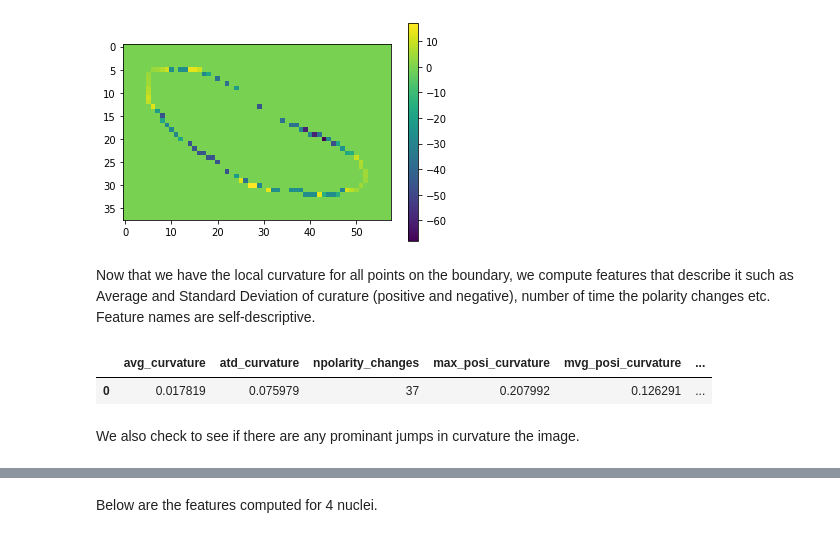
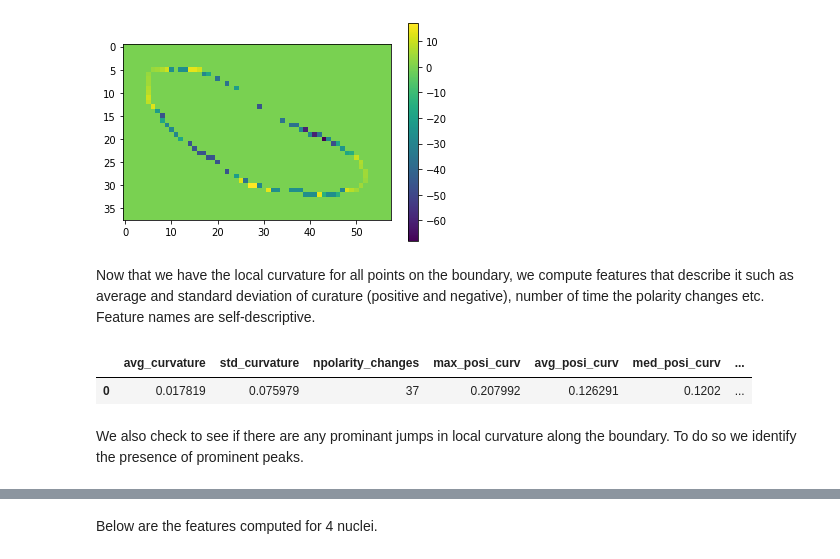
Before and after one commit to GVS-Lab/chrometrics, a Jupyter notebook: notebooks/Nuclear_Features.ipynb, the cells around one changed output, grey strips where cells are left out. Saved outputs shown, nothing was run; the diff lists cells and outputs as text; code cells hidden in the pictures.

Commit message:
updating_feature_names

```diff
--- a/notebooks/Nuclear_Features.ipynb
+++ b/notebooks/Nuclear_Features.ipynb
@@ -158,15 +163,14 @@ local_curvature=[np.divide(1,r_c[x]) if r_c[x]!=0 else 0 for x in range(len(r_c)
 # %% [output]
 [figure]
 # %% [markdown]
-Now that we have the local curvature for all points on the boundary, we compute features that describe it such as Average and Standard Deviation of curature (positive and negative), number of time the polarity changes etc. Feature names are self-descriptive.
+Now that we have the local curvature for all points on the boundary, we compute features that describe it such as average and standard deviation of curature (positive and negative), number of time the polarity changes etc. Feature names are self-descriptive.
 # %%
 #compute local and global features
-global_features = [BLC.global_curvature_features(np.array(local_curvature))]
-global_features = pd.DataFrame([o.__dict__ for o in global_features])
-global_features
+global_features = BLC.global_curvature_features(np.array(local_curvature))
+pd.DataFrame([global_features])
 # %% [output]
-|  | avg_curvature | atd_curvature | npolarity_changes | max_posi_curvature | mvg_posi_curvature | ... |
-| 0 | 0.017819 | 0.075979 | 37 | 0.207992 | 0.126291 | ... |
+|  | avg_curvature | std_curvature | npolarity_changes | max_posi_curv | avg_posi_curv | med_posi_curv | ... |
+| 0 | 0.017819 | 0.075979 | 37 | 0.207992 | 0.126291 | 0.1202 | ... |
 # %% [markdown]
-We also check to see if there are any prominant jumps in curvature the image.
+We also check to see if there are any prominant jumps in local curvature along the boundary. To do so we identify the presence of prominent peaks.
 # %%
```
Also changed, not shown: parts of 18 cells of this notebook.
